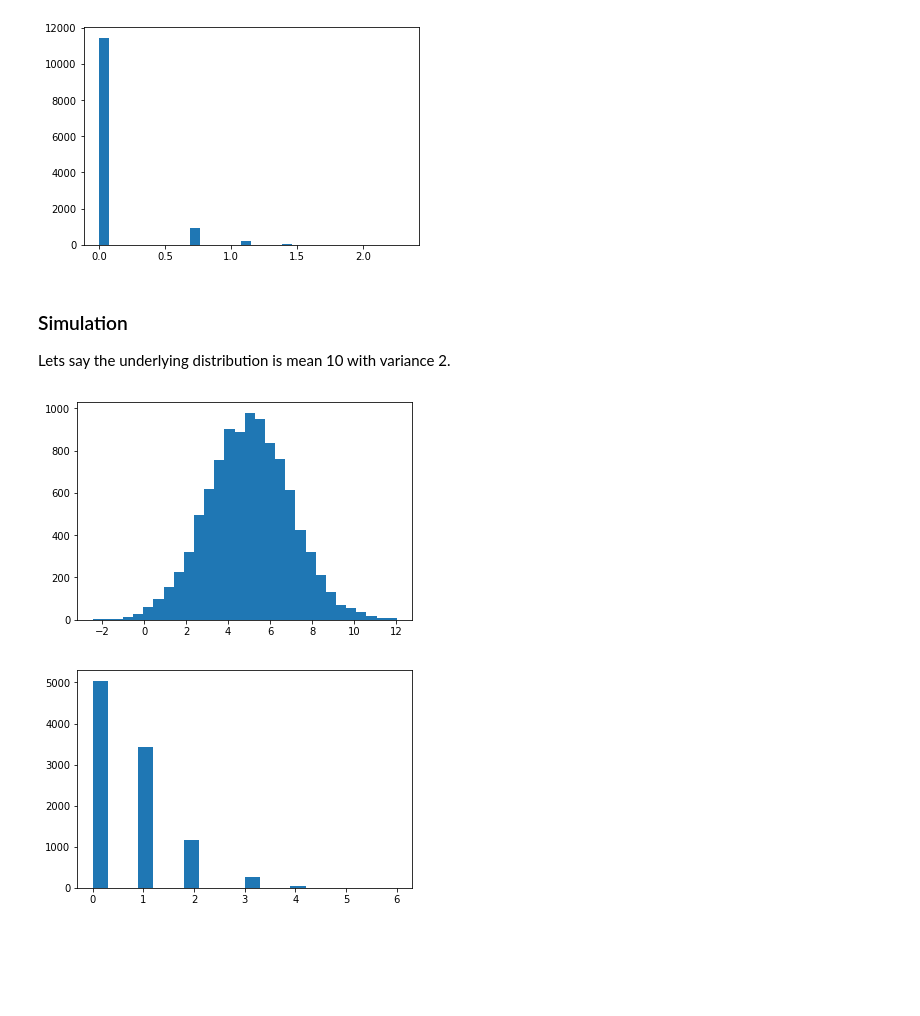
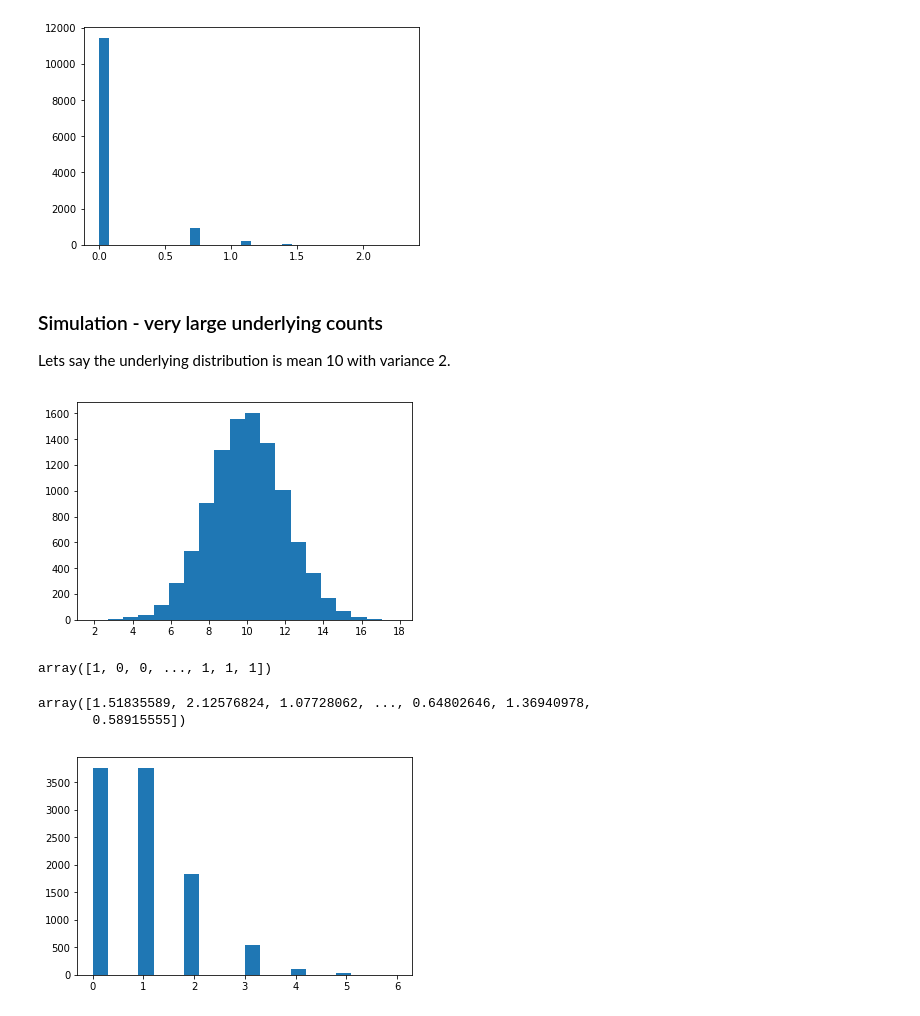
Before and after one commit to yelabucsf/scrna-parameter-estimation, a Jupyter notebook: notebooks/exploratory.ipynb, the cells around one changed output. Saved outputs shown, nothing was run; the diff lists cells and outputs as text; code cells hidden in the pictures; blank space fills up the shorter version.

```diff
--- a/notebooks/exploratory.ipynb
+++ b/notebooks/exploratory.ipynb
@@ -48,13 +50,16 @@ plt.hist(np.log(cd8a_mrna+1), bins=30);
 # %% [output]
 [figure]
 # %% [markdown]
-### Simulation
+### Simulation - very large underlying counts
 
 Lets say the underlying distribution is mean 10 with variance 2.
+# %%
+num_cells = 10000
+p = 0.1
 # %%
-sim_truth = np.random.normal(5, 2, size=10000)
+sim_truth = np.random.normal(10, 2, size=num_cells)
 # %%
-plt.hist(sim_truth, bins=30);
+plt.hist(sim_truth, bins=20);
 # %% [output]
-[figure, old version]
+[figure, new version]
 # %%
@@ -65,4 +77,13 @@ observed = np.array(observed)
+# %%
+binom_observed
+# %% [output]
+array([1, 0, 0, ..., 1, 1, 1])
+# %%
+normal_observed
+# %% [output]
+array([1.51835589, 2.12576824, 1.07728062, ..., 0.64802646, 1.36940978,
+       0.58915555])
 # %%
-plt.hist(observed, bins=20);
+plt.hist(binom_observed, bins=20);
 # %% [output]
-[figure, old version]
+[figure, new version]
```
Also changed, not shown: parts of 20 cells of this notebook, 2 other files.
